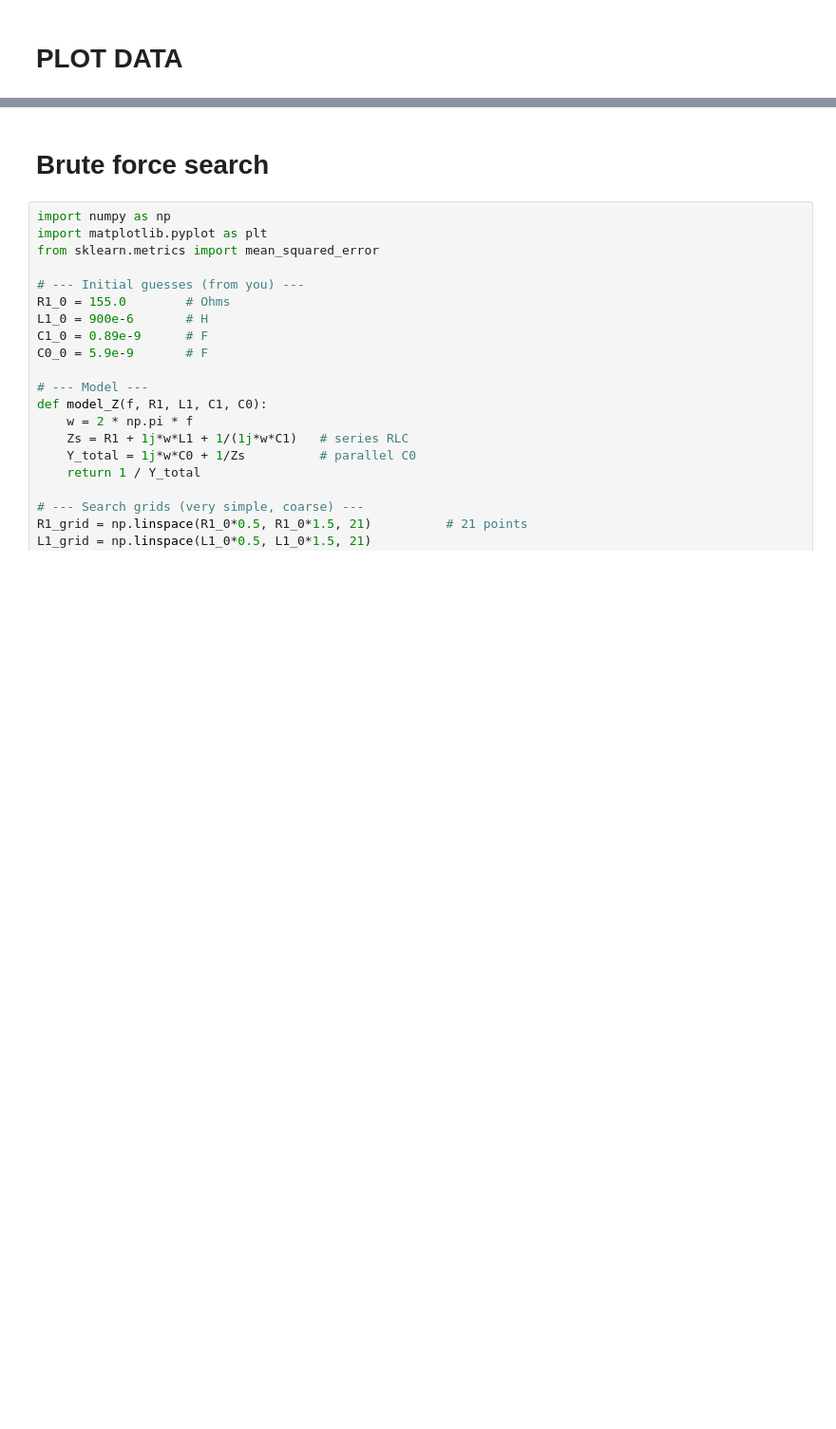
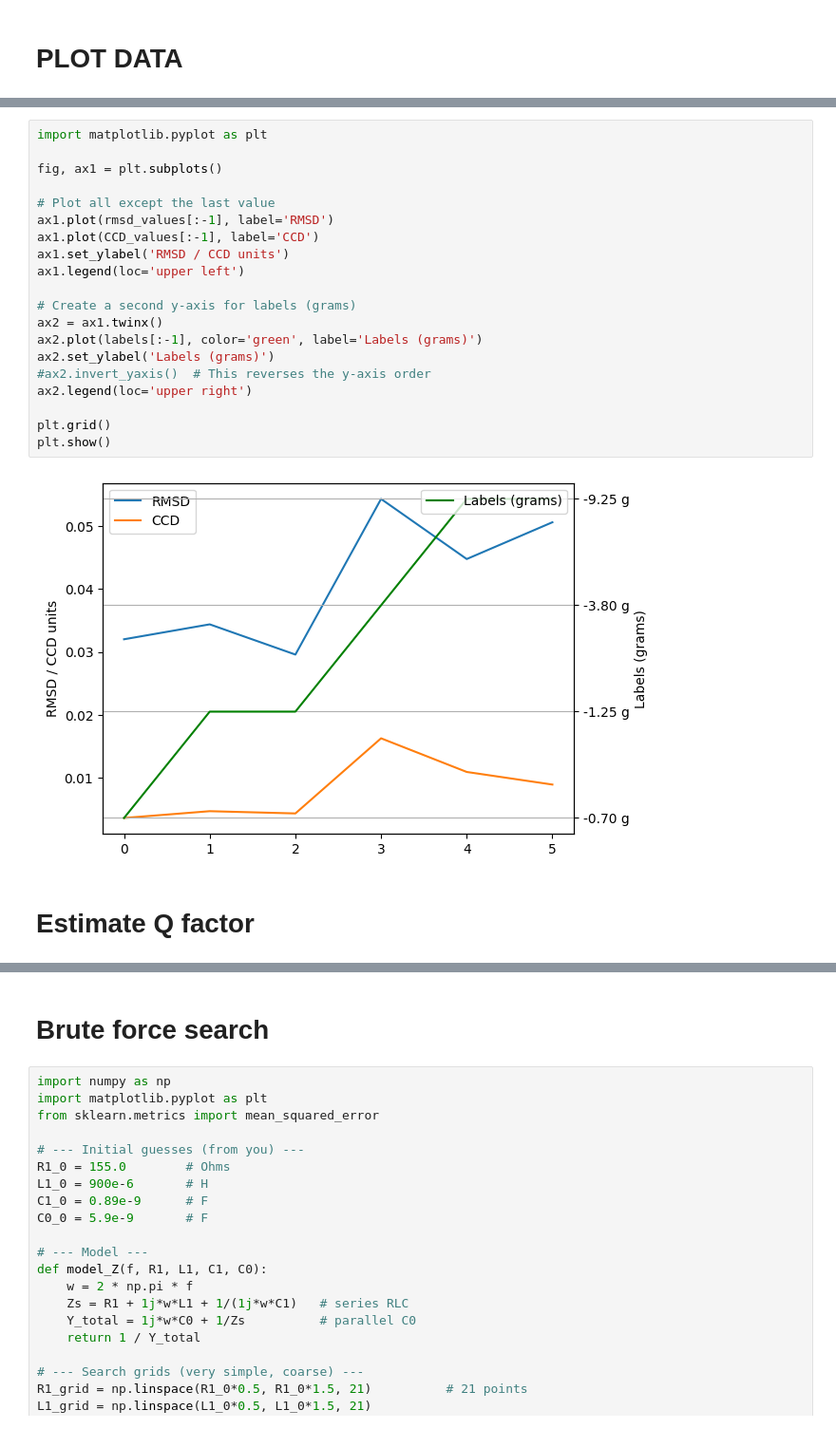
Before and after one commit to MKD-software/EMI-DMG-Analysis, a Jupyter notebook: Damage-analysis.ipynb, the cells around one changed output, grey strips where cells are left out. Shown at 95% size. Saved outputs shown, nothing was run; the diff lists cells and outputs as text; blank space fills up the shorter version.

```diff
--- a/Damage-analysis.ipynb
+++ b/Damage-analysis.ipynb
@@ -432,3 +270,27 @@ Fixed R1 = 180 Ohms, Resonant freq = 180.0 kHz
+# %%
+import matplotlib.pyplot as plt
+
+fig, ax1 = plt.subplots()
+
+# Plot all except the last value
+ax1.plot(rmsd_values[:-1], label='RMSD')
+ax1.plot(CCD_values[:-1], label='CCD')
+ax1.set_ylabel('RMSD / CCD units')
+ax1.legend(loc='upper left')
+
+# Create a second y-axis for labels (grams)
+ax2 = ax1.twinx()
+ax2.plot(labels[:-1], color='green', label='Labels (grams)')
+ax2.set_ylabel('Labels (grams)')
+#ax2.invert_yaxis()  # This reverses the y-axis order
+ax2.legend(loc='upper right')
+
+plt.grid()
+plt.show()
+# %% [output]
+[figure, added]
+# %% [markdown]
+# Estimate Q factor
 # %%
 import numpy as np
 
```
Also changed, not shown: parts of 30 cells of this notebook.
